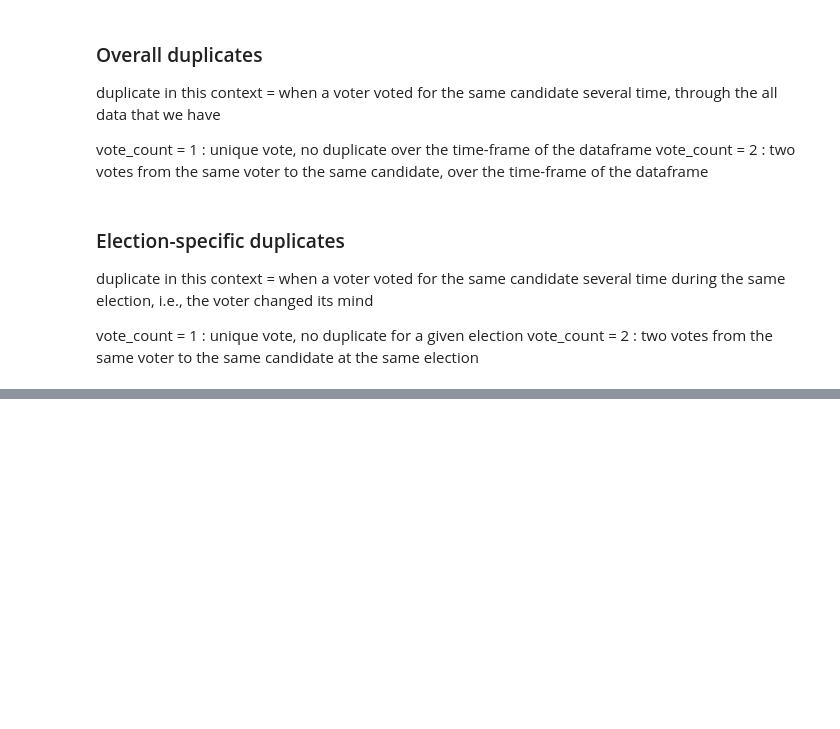
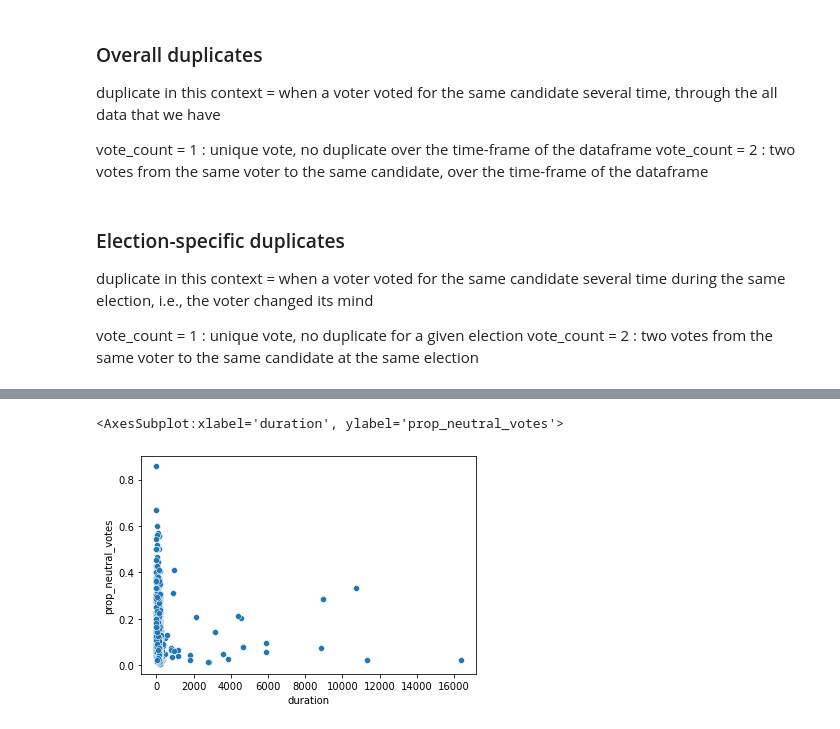
Before and after one commit to epfl-ada/ada-2020-project-milestone-p3-p3_yo-banana-boy, a Jupyter notebook: main.ipynb, the cells around one changed output, grey strips where cells are left out. Cells and saved outputs as stored; diff of their text form; code cells hidden in the pictures; blank space fills up the shorter version.

```diff
--- a/main.ipynb
+++ b/main.ipynb
@@ -1033,0 +1177,29 @@ np.sum(duplicates_elec.vote_count>1)
+# %%
+results = pd.DataFrame(columns = ["duration", "prop_neutral_votes", "outcome"])
+results.head()
+
+durations_ = []
+fractions_neutral_votes = []
+outcomes = []
+for time, group in grouped_wiki:
+    if len(group["vote"]) == 0 :
+        print("empty election")
+    duration = (max(group["vote_time"]) - min(group["vote_time"])).total_seconds()
+    if duration !=0.0 :
+        if (len(group[group["vote"]==0]) != 0)  :
+            fraction_neutral_votes = len(group[group["vote"]==0]) / len(group["vote"])
+        else :
+            # if no negative votes votes were casted, we consider the fraction of positive votes to be 1
+            fraction_neutral_votes = 0.0
+
+        # duration is stored in the number of hours it lasted, with 2 decimals.
+        # we consider this precision is enough in order to draw analysis based on comparison of the elections durations.
+        durations_.append(round(duration/3600.0, 2) )
+        fractions_neutral_votes.append(fraction_neutral_votes)
+        outcomes.append(group.iloc[0]["elec_outcome"])
+
+
+results["duration"] = durations_
+results["prop_neutral_votes"] = fractions_neutral_votes
+results["outcome"] = outcomes
+results.head()
@@ -1033,0 +1213,6 @@ np.sum(duplicates_elec.vote_count>1)
+# %%
+neutral_duration = results[results.prop_neutral_votes!=0]
+sns.scatterplot(x = neutral_duration.duration, y= neutral_duration.prop_neutral_votes)
+# %% [output]
+<AxesSubplot:xlabel='duration', ylabel='prop_neutral_votes'>
+[figure, added]
```
Also changed, not shown: parts of 25 cells of this notebook.
